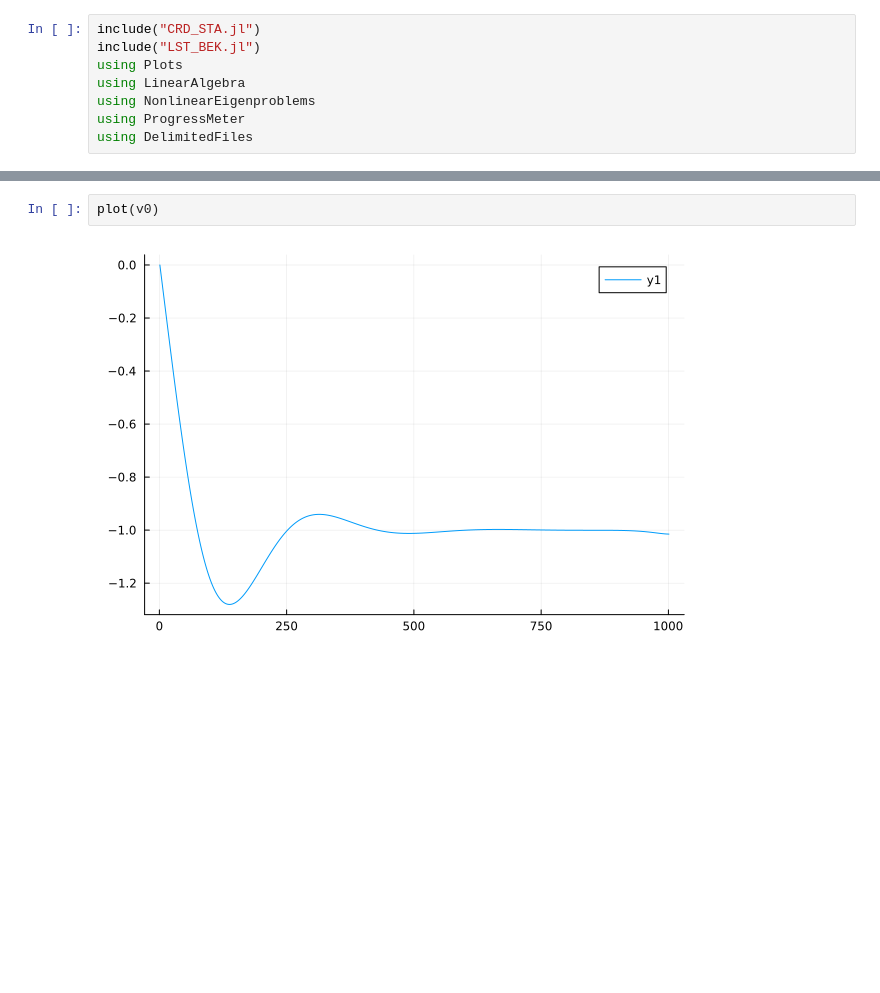
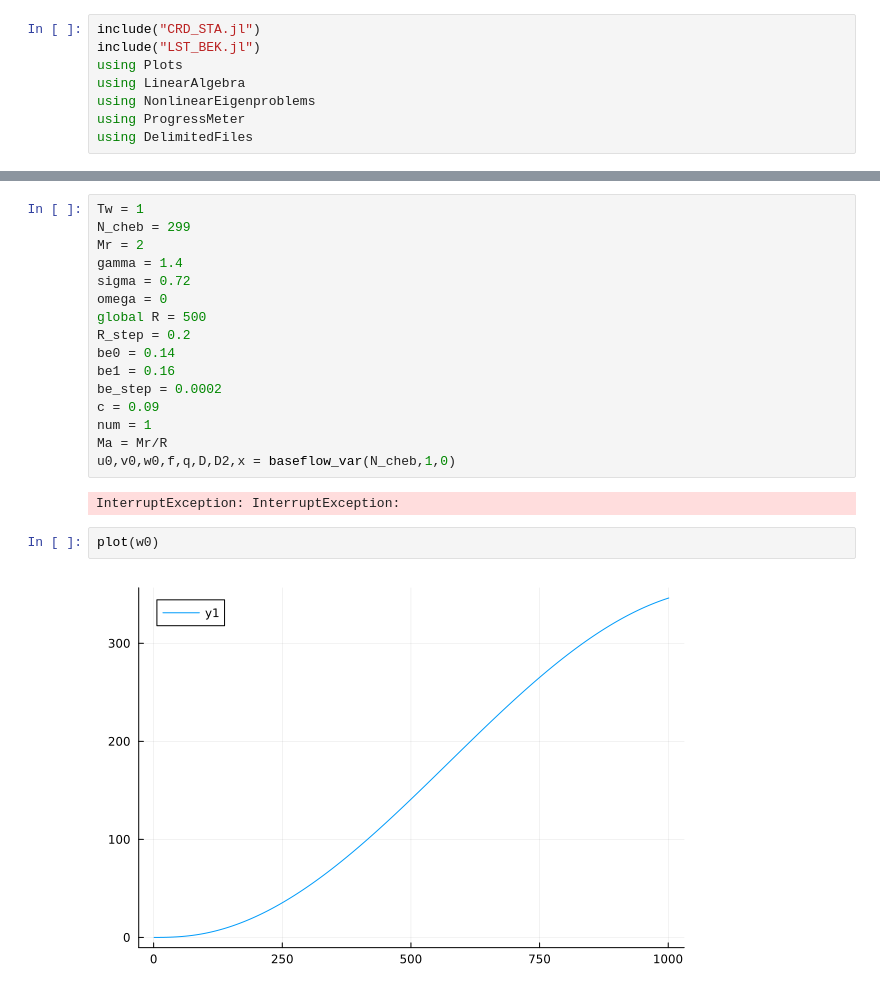
Before and after one commit to HaojieZhang917/compressible_bek, a Jupyter notebook: compress/CRD_STA_CACU.ipynb, the cells around one changed output, grey strips where cells are left out. Saved outputs shown, nothing was run; the diff lists cells and outputs as text; blank space fills up the shorter version.

```diff
--- a/compress/CRD_STA_CACU.ipynb
+++ b/compress/CRD_STA_CACU.ipynb
@@ -31,4 +433,22 @@ u0,v0,w0,f,q,D,D2,x = baseflow_var(N_cheb,Ro,Co)
+# %%
+Tw = 1
+N_cheb = 299
+Mr = 2
+gamma = 1.4
+sigma = 0.72
+omega = 0
+global R = 500
+R_step = 0.2
+be0 = 0.14
+be1 = 0.16
+be_step = 0.0002
+c = 0.09
+num = 1
+Ma = Mr/R
+u0,v0,w0,f,q,D,D2,x = baseflow_var(N_cheb,1,0)
+# %% [output]
+InterruptException: InterruptException:
 # %%
-plot(v0)
+plot(w0)
 # %% [output]
-[figure, old version]
+[figure, new version]
```
Also changed, not shown: parts of 15 cells of this notebook, 10 other files.
